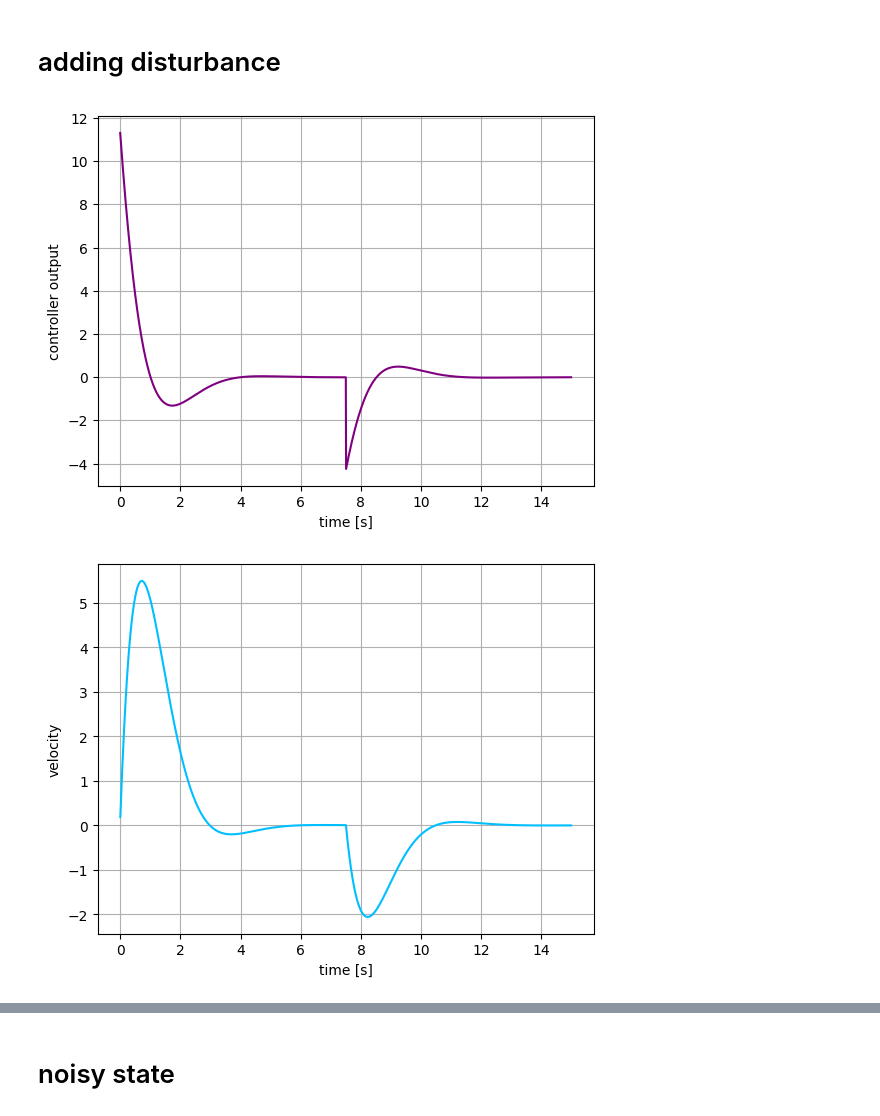
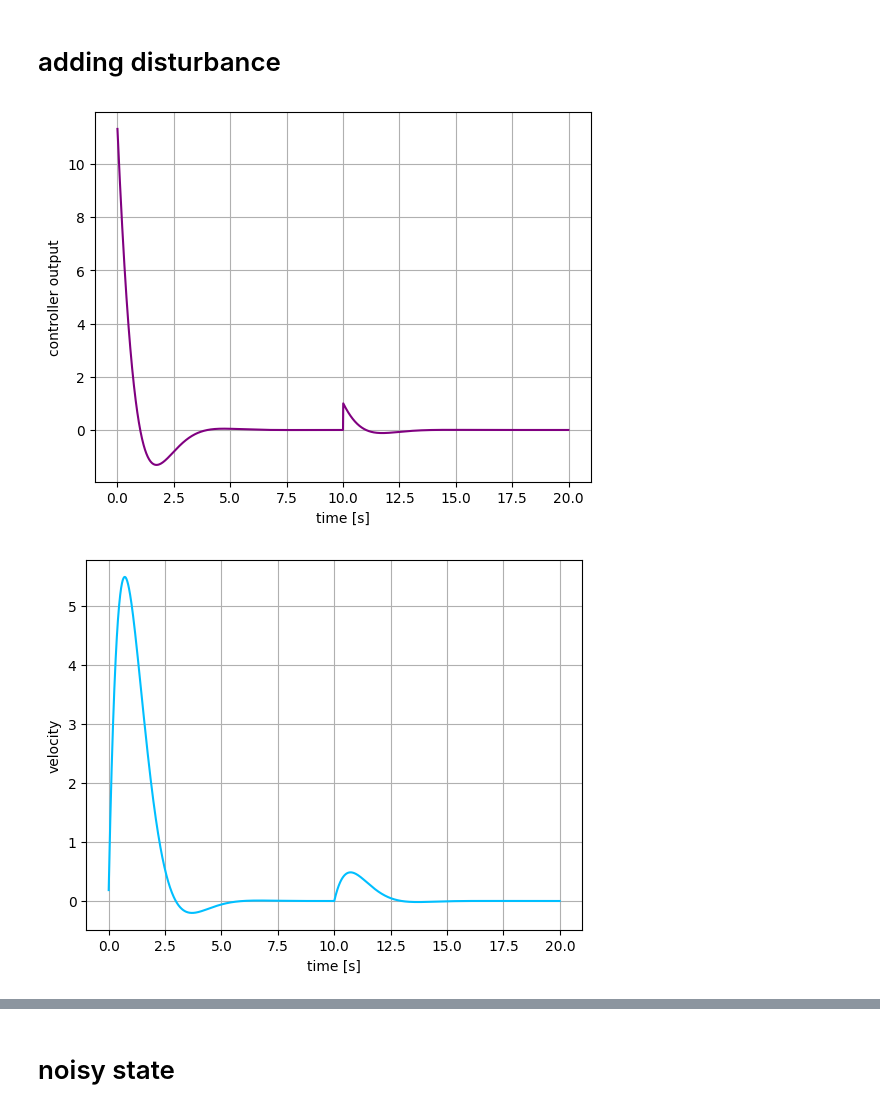
Before and after one commit to michalnand/libs_control, a Jupyter notebook: tutorials/01_lqr_servo.ipynb, the cells around one changed output, grey strips where cells are left out. Drawn from its saved outputs; the diff is of its cells as text; code cells hidden in the pictures.

```diff
--- a/tutorials/01_lqr_servo.ipynb
+++ b/tutorials/01_lqr_servo.ipynb
@@ -126,7 +126,7 @@ print(g)
 # %%
 #closed loop step response
 dt          = 0.01
-steps       = 1500
+steps       = 2000
 t_result    = numpy.arange(steps)*dt
 
 #required state, position = 7
@@ -184,7 +184,7 @@ plt.show()
 # %%
 #closed loop step response with disturbance
 dt          = 0.01
-steps       = 1500
+steps       = 2000
 t_result    = numpy.arange(steps)*dt
 
 #required state, position = 7
@@ -205,38 +205,40 @@ for i in range(steps):
     error = xr*g - x
     u = k@error
 
+    # disturbance in middle
+    if i > steps//2:
+        u+= 1
+
     #dynamical system step
     dx = a@x + b@u
     x  = x + dx*dt
 
-    # !!! disturbance in middle, kick the servo position
-    if i == steps//2:
-        x[1]+= 3
+
 
     u_result[i] = u[0][0]
     x_result[i] = x[:, 0]
 
 #plot response
 plt.clf()
 plt.ylabel("controller output")
 plt.xlabel("time [s]")
 plt.plot(t_result, u_result[:, 0], color="purple")
 plt.grid()
 plt.show()
 
 plt.clf()
 plt.ylabel("velocity")
 plt.xlabel("time [s]")
 plt.plot(t_result, x_result[:, 0], color="deepskyblue")
 plt.grid()
 plt.show()
 
 plt.clf()
 plt.ylabel("position")
 plt.xlabel("time [s]")
 plt.plot(t_result, x_result[:, 1], color="deepskyblue")
 plt.grid()
 plt.show()
 # %% [output]
-[figure, old version]
+[figure, new version]
-[figure, old version]
+[figure, new version]
```
Also changed, not shown: parts of 4 cells of this notebook, 4 other files.
